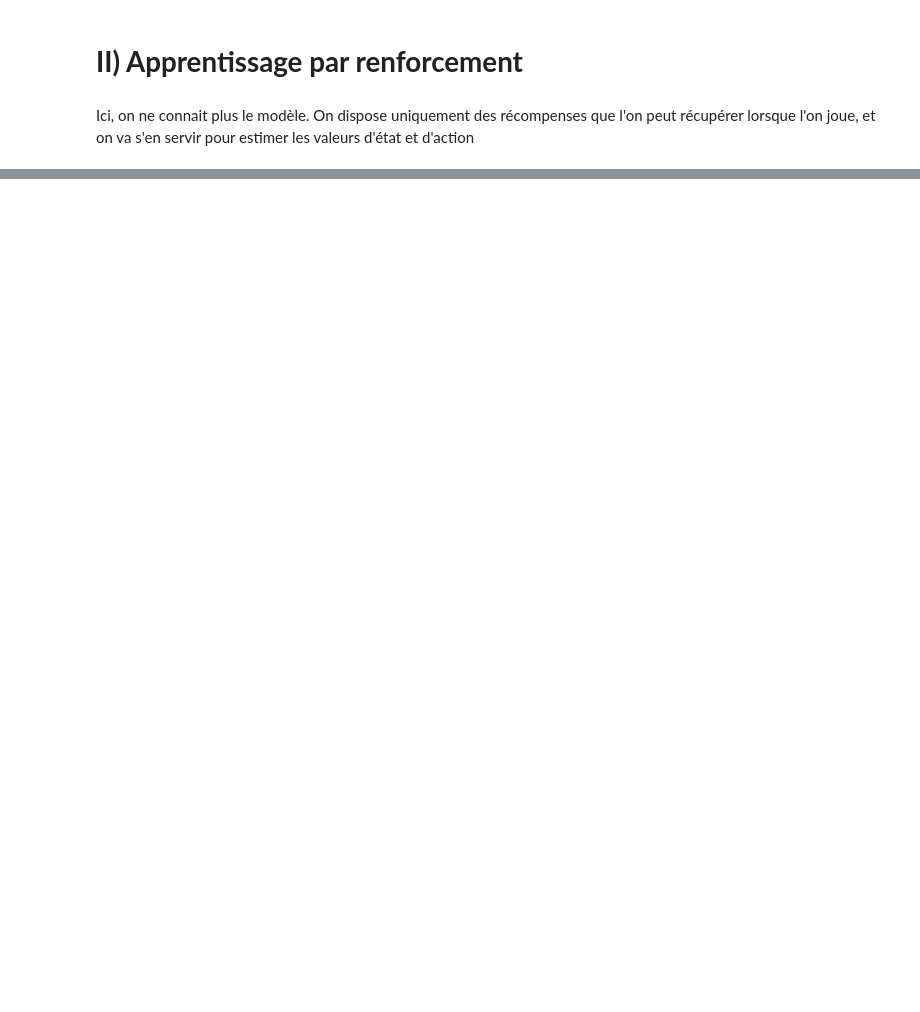
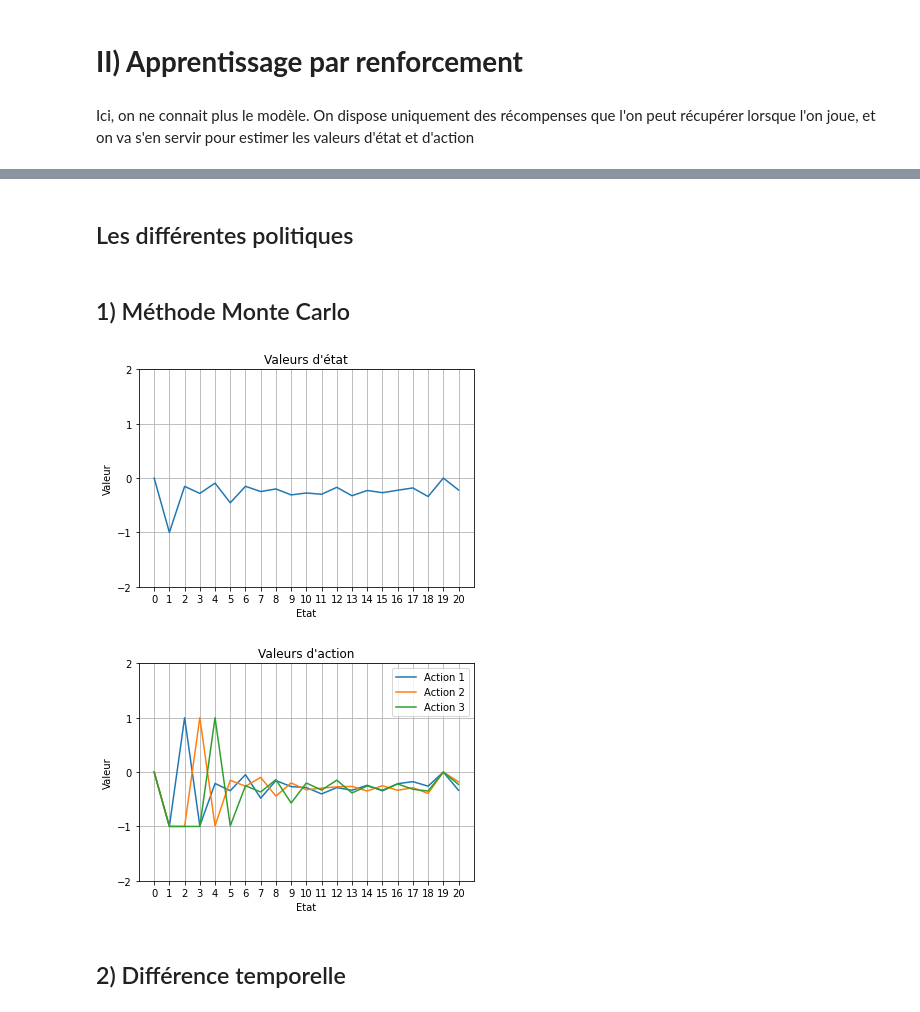
Before and after one commit to yanisadel/ML-from-scratch, a Jupyter notebook: Reinforcement Learning/Nim.ipynb, the cells around one changed output, grey strips where cells are left out. Saved outputs shown, nothing was run; the diff lists cells and outputs as text; code cells hidden in the pictures; blank space fills up the shorter version.

Commit message:
add monte carlo, diff temporelle et Q learning

```diff
--- a/Reinforcement Learning/Nim.ipynb
+++ b/Reinforcement Learning/Nim.ipynb
@@ -174,0 +195,2 @@ Ici, on ne connait plus le modèle. On dispose uniquement des récompenses que l
+# %% [markdown]
+## Les différentes politiques
@@ -174,0 +216,54 @@ Ici, on ne connait plus le modèle. On dispose uniquement des récompenses que l
+# %% [markdown]
+## 1) Méthode Monte Carlo
+# %%
+gamma = 0.99
+alpha = 1e-2
+# %%
+V = np.zeros(nb_states)
+Q = np.zeros((nb_actions, nb_states))
+
+nb_games = 10000
+
+env = NimEnv()
+
+for _ in range(nb_games):
+    observation_history = np.array([]).astype(int)
+    reward_history = np.array([])
+    action_history = np.array([]).astype(int)
+
+    done = False
+    observation = 20
+
+    while not done:
+        action_agent = epsilon_avare(Q, env.game.get_observation())
+        observation, next_observation, reward, done = env.step(action_agent)
+
+        observation_history = np.append(observation_history, [observation])
+        action_history = np.append(action_history, [action_agent])
+        reward_history = np.append(reward_history, [reward])
+
+    gain_0 = 0
+    for i, reward in enumerate(reward_history):
+        gain_0 += (gamma**i)*reward
+
+    g_history = np.array([gain_0])
+    for i, obs in enumerate(observation_history[1:]):
+        gain_0 -= reward_history[i]
+        gain_0 /= gamma
+        g_history = np.append(g_history, [gain_0])
+
+    for i, (obs, act) in enumerate(zip(observation_history, action_history)):
+        g = g_history[i]
+        V[obs] += alpha*(g - V[obs])
+        Q[act][obs] += alpha*(g - Q[act][obs])
+
+    env.reset()
+
+
+affiche_valeurs_etats(states, V)
+affiche_valeurs_actions(states, Q)
+# %% [output]
+[figure, added]
+[figure, added]
+# %% [markdown]
+## 2) Différence temporelle
```
Also changed, not shown: parts of 16 cells of this notebook.
